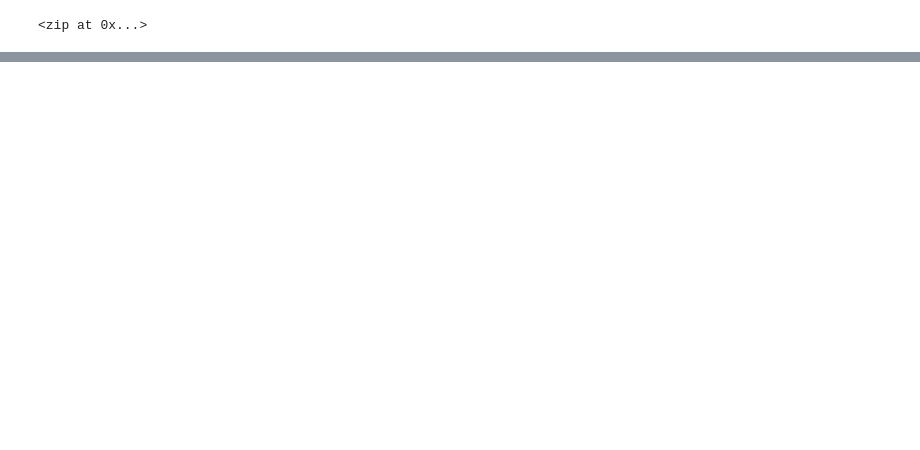
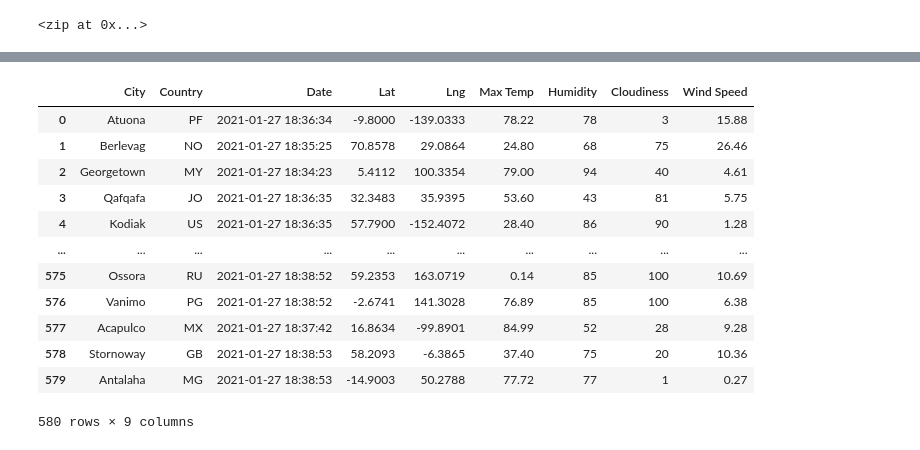
Before and after one commit to kathrynfkane/World_Weather_Analysis, a Jupyter notebook: WeatherPy.ipynb, the cells around one changed output, grey strips where cells are left out. Cells and saved outputs as stored; diff of their text form; code cells hidden in the pictures; blank space fills up the shorter version.

Commit message:
modifying .gitignore and adding weatherpy file

```diff
--- a/WeatherPy.ipynb
+++ b/WeatherPy.ipynb
@@ -31,0 +38,4 @@ len(cities)
+# %%
+# Starting URL for Weather Map API Call
+url = "http://api.openweathermap.org/data/2.5/weather?units=Imperial&APPID=" + weather_api_key
+print(url)
@@ -31,0 +128,4 @@ len(cities)
+# %%
+# Convert the array of dictionaries to a Pandas DataFrame.
+city_data_df = pd.DataFrame(city_data)
+city_data_df.head(10)
@@ -31,0 +144,20 @@ len(cities)
+# %%
+new_column_order = ["City", "Country", "Date", "Lat", "Lng", "Max Temp", "Humidity", "Cloudiness", "Wind Speed"]
+# %%
+city_data_df = city_data_df[new_column_order]
+# %%
+city_data_df
+# %% [output]
+|  | City | Country | Date | Lat | Lng | Max Temp | Humidity | Cloudiness | Wind Speed |
+| 0 | Atuona | PF | 2021-01-27 18:36:34 | -9.8000 | -139.0333 | 78.22 | 78 | 3 | 15.88 |
+| 1 | Berlevag | NO | 2021-01-27 18:35:25 | 70.8578 | 29.0864 | 24.80 | 68 | 75 | 26.46 |
+| 2 | Georgetown | MY | 2021-01-27 18:34:23 | 5.4112 | 100.3354 | 79.00 | 94 | 40 | 4.61 |
+| 3 | Qafqafa | JO | 2021-01-27 18:36:35 | 32.3483 | 35.9395 | 53.60 | 43 | 81 | 5.75 |
+| 4 | Kodiak | US | 2021-01-27 18:36:35 | 57.7900 | -152.4072 | 28.40 | 86 | 90 | 1.28 |
+| ... | ... | ... | ... | ... | ... | ... | ... | ... | ... |
+| 575 | Ossora | RU | 2021-01-27 18:38:52 | 59.2353 | 163.0719 | 0.14 | 85 | 100 | 10.69 |
+| 576 | Vanimo | PG | 2021-01-27 18:38:52 | -2.6741 | 141.3028 | 76.89 | 85 | 100 | 6.38 |
+| 577 | Acapulco | MX | 2021-01-27 18:37:42 | 16.8634 | -99.8901 | 84.99 | 52 | 28 | 9.28 |
+| 578 | Stornoway | GB | 2021-01-27 18:38:53 | 58.2093 | -6.3865 | 37.40 | 75 | 20 | 10.36 |
+| 579 | Antalaha | MG | 2021-01-27 18:38:53 | -14.9003 | 50.2788 | 77.72 | 77 | 1 | 0.27 |
+580 rows × 9 columns
```
Also changed, not shown: parts of 9 cells of this notebook.
